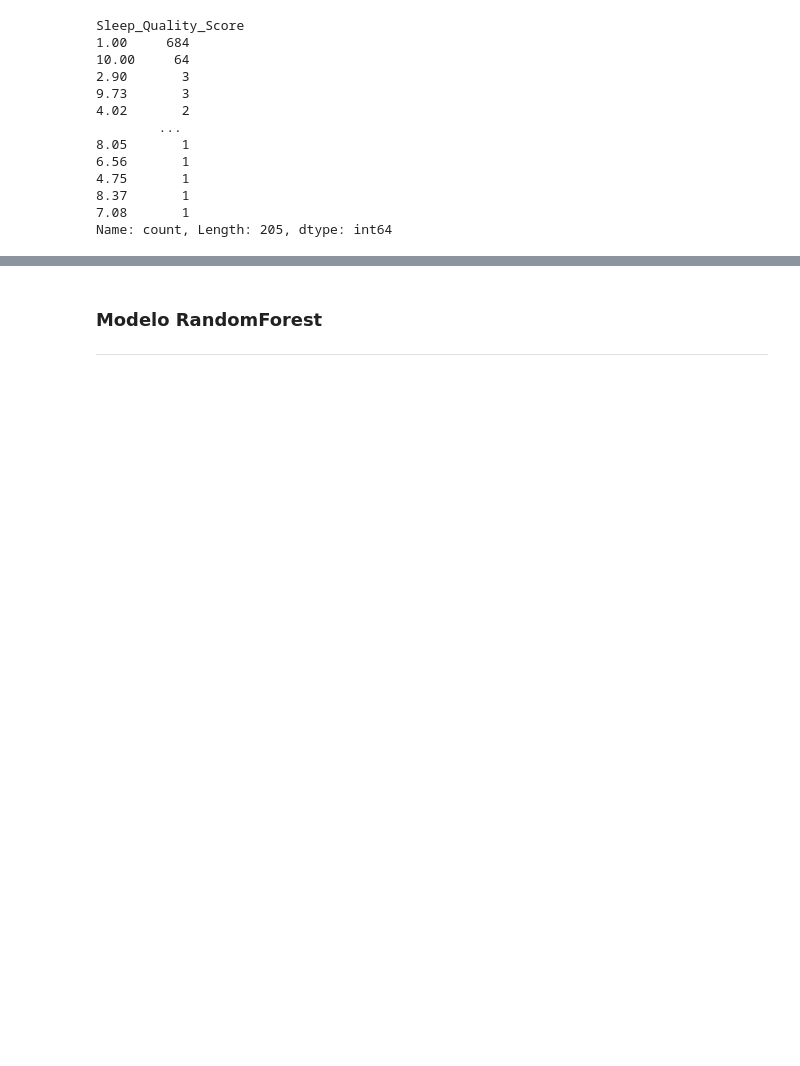
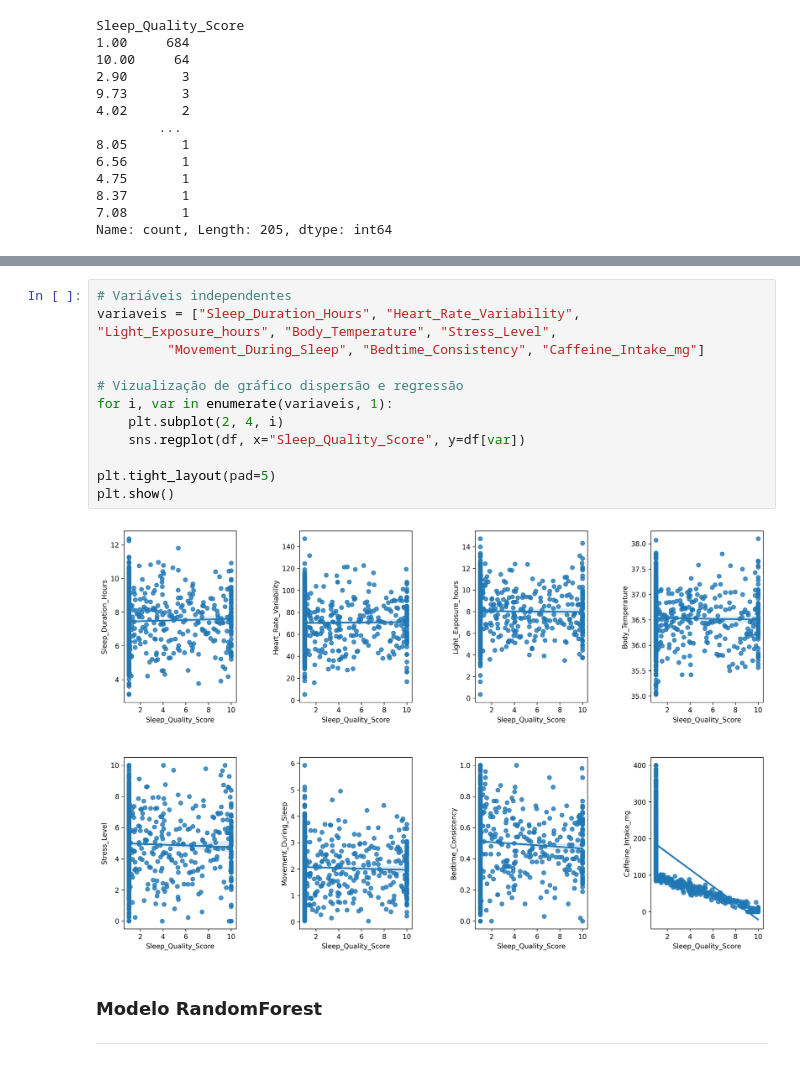
Before and after one commit to vitorAugusto2/m-tricas-sono-sa-de, a Jupyter notebook: main.ipynb, the cells around one changed output, grey strips where cells are left out. Drawn from its saved outputs; the diff is of its cells as text; blank space fills up the shorter version.

```diff
--- a/main.ipynb
+++ b/main.ipynb
@@ -174,3 +213,17 @@ Name: Sleep_Quality_Score, dtype: float64
+# %%
+# Variáveis independentes
+variaveis = ["Sleep_Duration_Hours", "Heart_Rate_Variability", "Light_Exposure_hours", "Body_Temperature", "Stress_Level",
+         "Movement_During_Sleep", "Bedtime_Consistency", "Caffeine_Intake_mg"]
+
+# Vizualização de gráfico dispersão e regressão
+for i, var in enumerate(variaveis, 1):
+    plt.subplot(2, 4, i)
+    sns.regplot(df, x="Sleep_Quality_Score", y=df[var])
+
+plt.tight_layout(pad=5)
+plt.show()
+# %% [output]
+[figure, added]
 # %% [markdown]
 ### Modelo RandomForest
 ---
```
Also changed, not shown: parts of 14 cells of this notebook, 1 other file.
